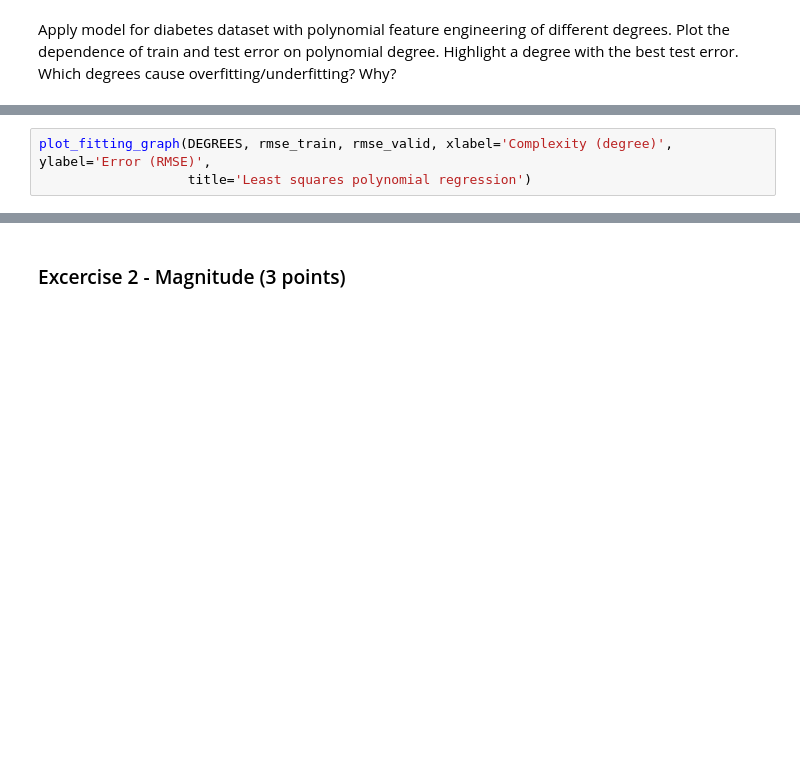
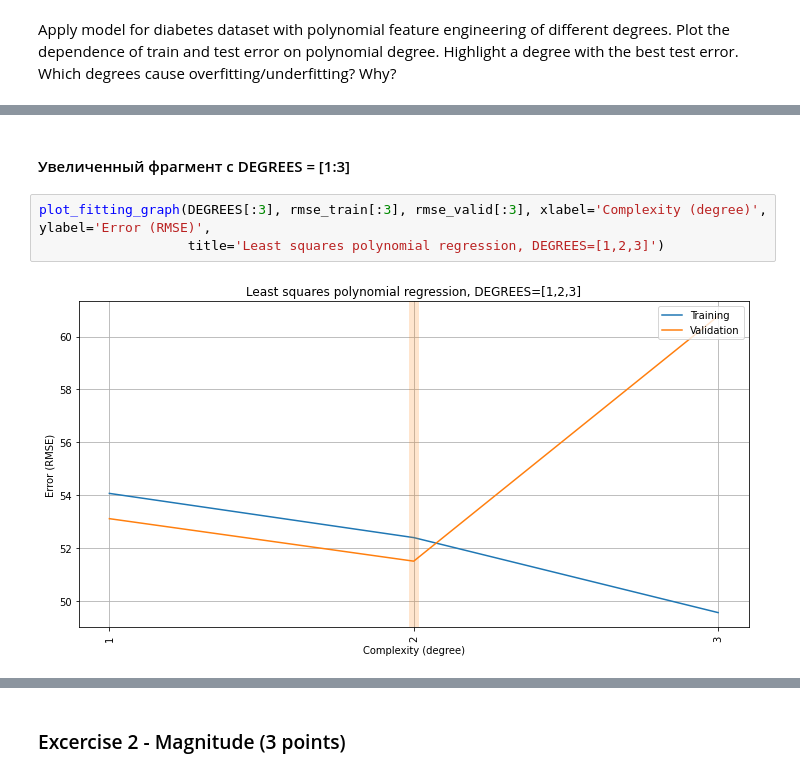
Before and after one commit to wert1999/RSschool, a Jupyter notebook: overfitting_regularization.ipynb, the cells around one changed output, grey strips where cells are left out. Saved outputs shown, nothing was run; the diff lists cells and outputs as text; blank space fills up the shorter version.

```diff
--- a/overfitting_regularization.ipynb
+++ b/overfitting_regularization.ipynb
@@ -384,3 +440,7 @@ Pipeline(steps=[('pol', PolynomialFeatures(degree=14, include_bias=False)),
+# %% [markdown]
+#### Увеличенный фрагмент с DEGREES = [1:3]
 # %%
-plot_fitting_graph(DEGREES, rmse_train, rmse_valid, xlabel='Complexity (degree)', ylabel='Error (RMSE)',
-                   title='Least squares polynomial regression')
+plot_fitting_graph(DEGREES[:3], rmse_train[:3], rmse_valid[:3], xlabel='Complexity (degree)', ylabel='Error (RMSE)',
+                   title='Least squares polynomial regression, DEGREES=[1,2,3]')
+# %% [output]
+[figure, added]
```
Also changed, not shown: parts of 59 cells of this notebook.
